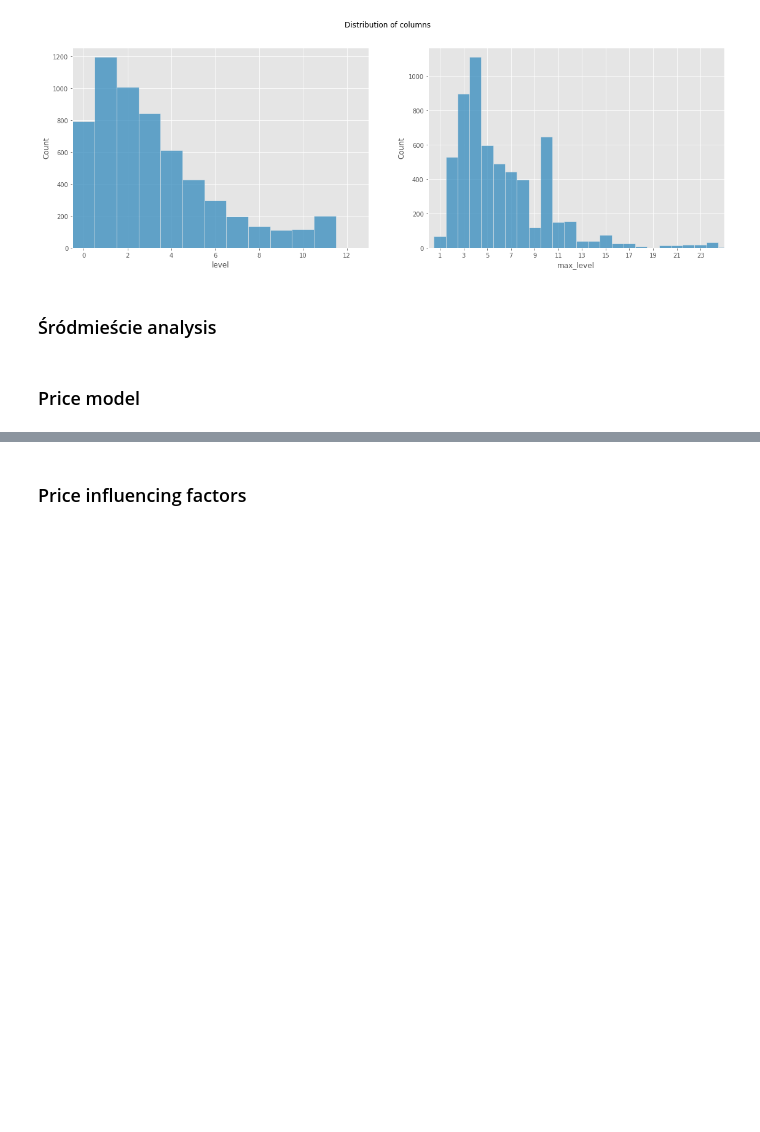
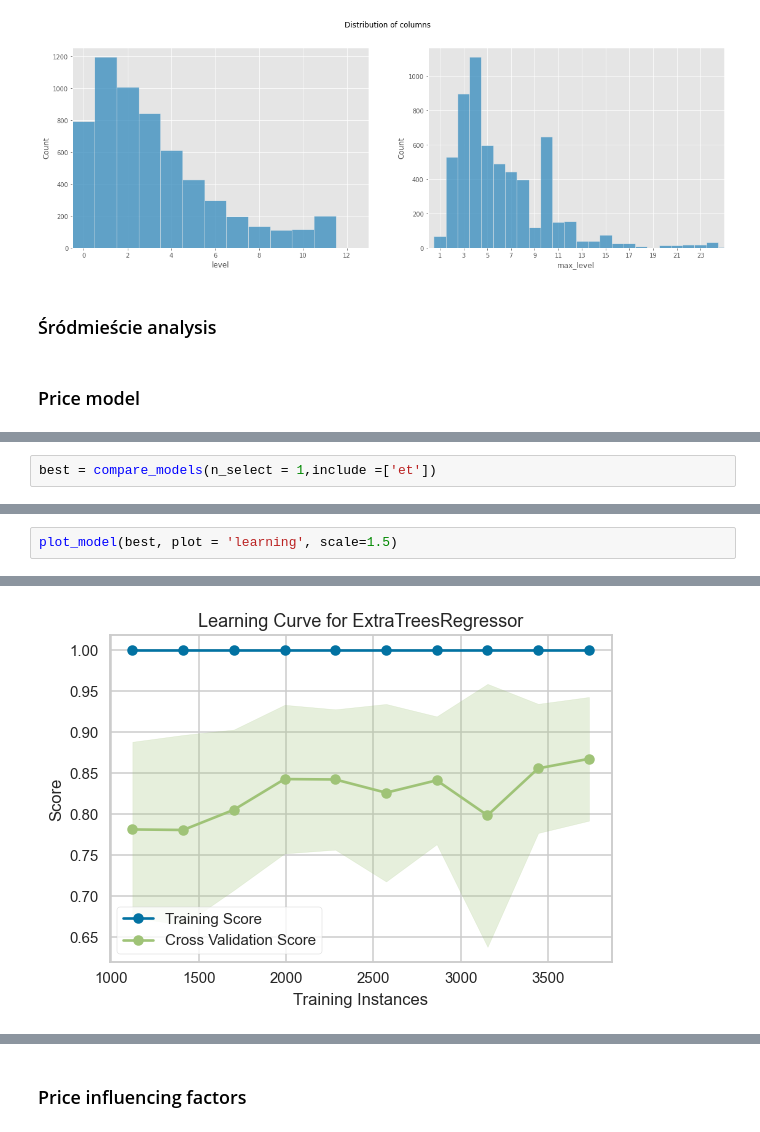
Before and after one commit to CarJung/Uni, a Jupyter notebook: Warsaw_flats/Report.ipynb, the cells around one changed output, grey strips where cells are left out. Cells and saved outputs as stored; diff of their text form; blank space fills up the shorter version.

```diff
--- a/Warsaw_flats/Report.ipynb
+++ b/Warsaw_flats/Report.ipynb
@@ -168,0 +206,2 @@ plt.xticks(np.arange(np.min(data['max_level']), 25, 2.0));
+# %%
+best = compare_models(n_select = 1,include =['et'])
@@ -168,0 +213,3 @@ plt.xticks(np.arange(np.min(data['max_level']), 25, 2.0));
+# %%
+plot_model(best, plot = 'learning', scale=1.5)
+# %% [output]
@@ -168,0 +217 @@ plt.xticks(np.arange(np.min(data['max_level']), 25, 2.0));
+[figure, added]
```
Also changed, not shown: parts of 19 cells of this notebook.
